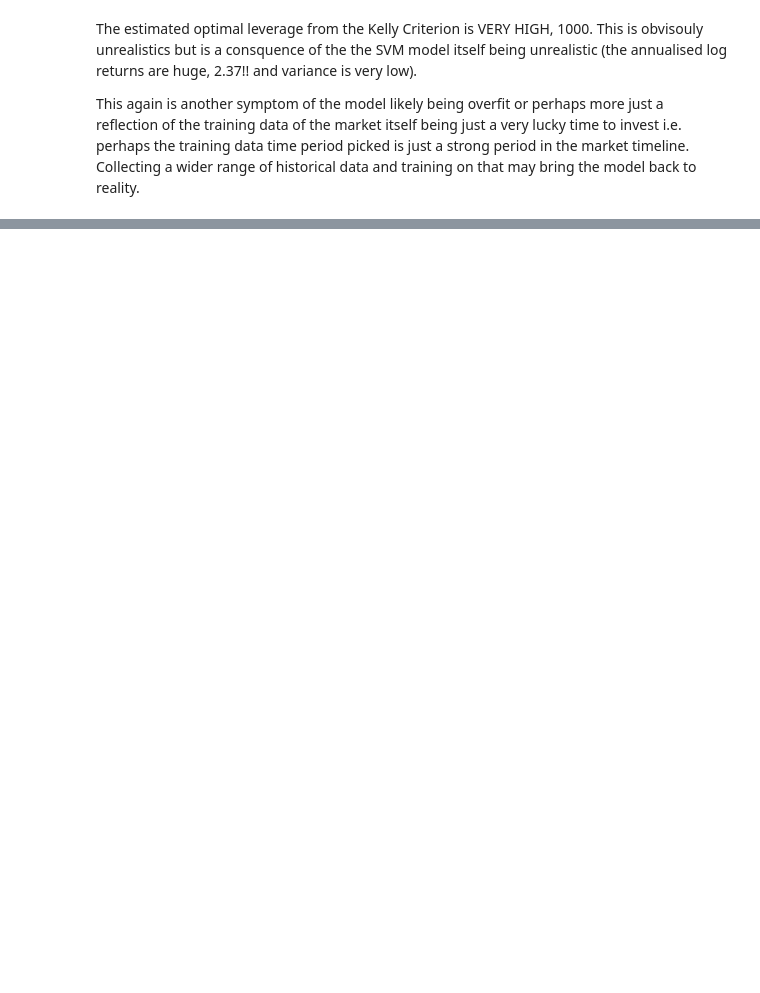
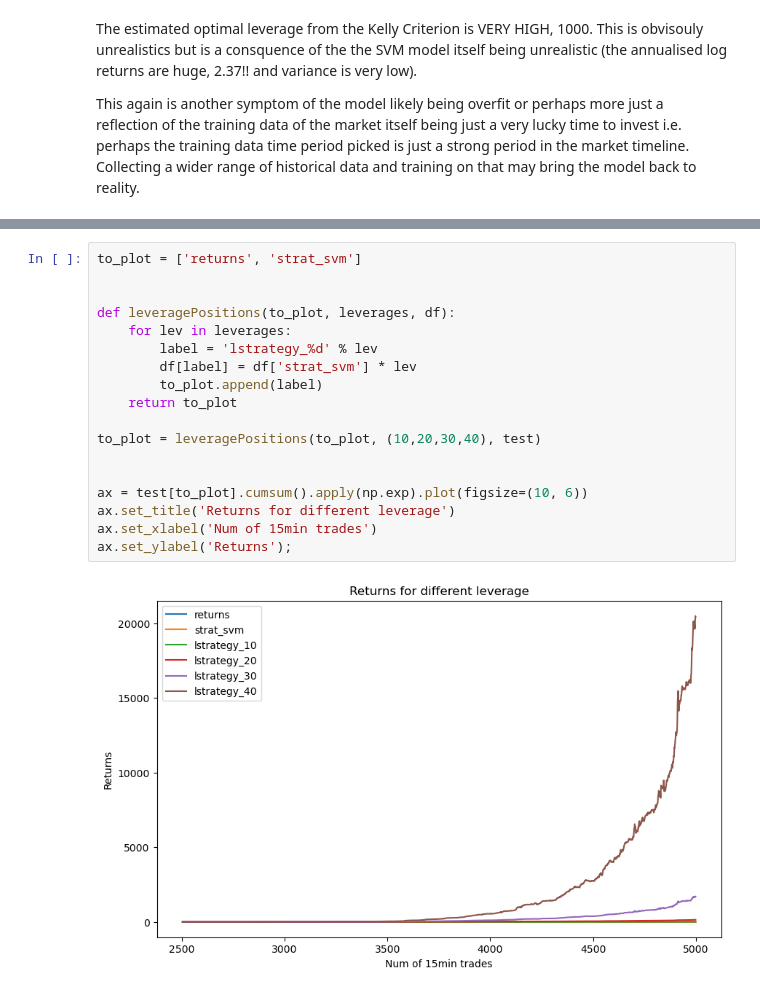
Before and after one commit to ed-roberts-github/trading_classifier, a Jupyter notebook: SVM_model.ipynb, the cells around one changed output, grey strips where cells are left out. Drawn from its saved outputs; the diff is of its cells as text; blank space fills up the shorter version.

```diff
--- a/SVM_model.ipynb
+++ b/SVM_model.ipynb
@@ -250,0 +240,20 @@ dtype: float64
+# %%
+to_plot = ['returns', 'strat_svm']
+
+
+def leveragePositions(to_plot, leverages, df):
+    for lev in leverages:
+        label = 'lstrategy_%d' % lev
+        df[label] = df['strat_svm'] * lev
+        to_plot.append(label)
+    return to_plot
+
+to_plot = leveragePositions(to_plot, (10,20,30,40), test)
+
+
+ax = test[to_plot].cumsum().apply(np.exp).plot(figsize=(10, 6))
+ax.set_title('Returns for different leverage')
+ax.set_xlabel('Num of 15min trades')
+ax.set_ylabel('Returns');
+# %% [output]
+[figure, added]
```
Also changed, not shown: parts of 29 cells of this notebook, 1 other file.
